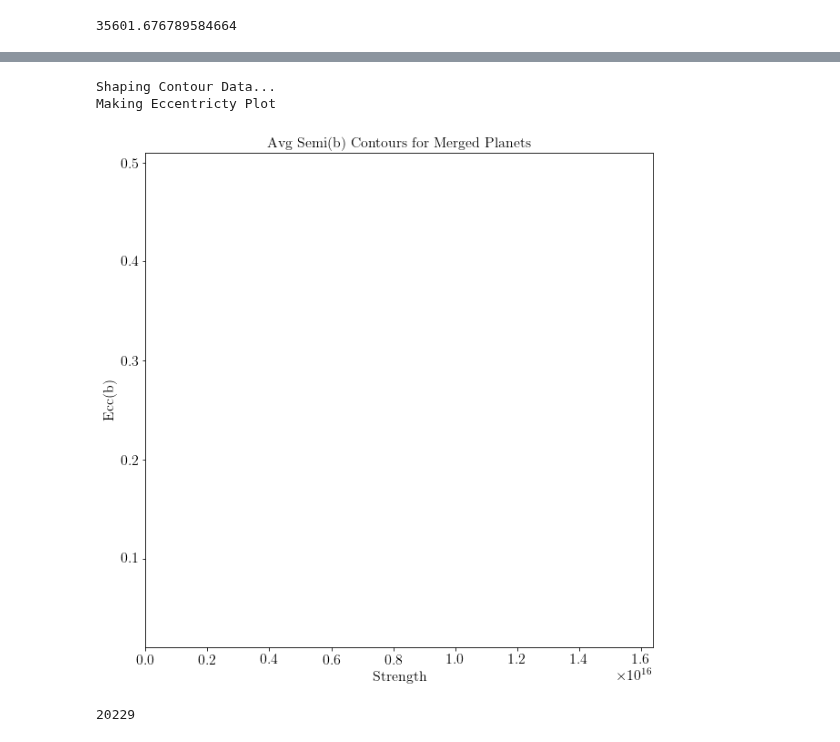
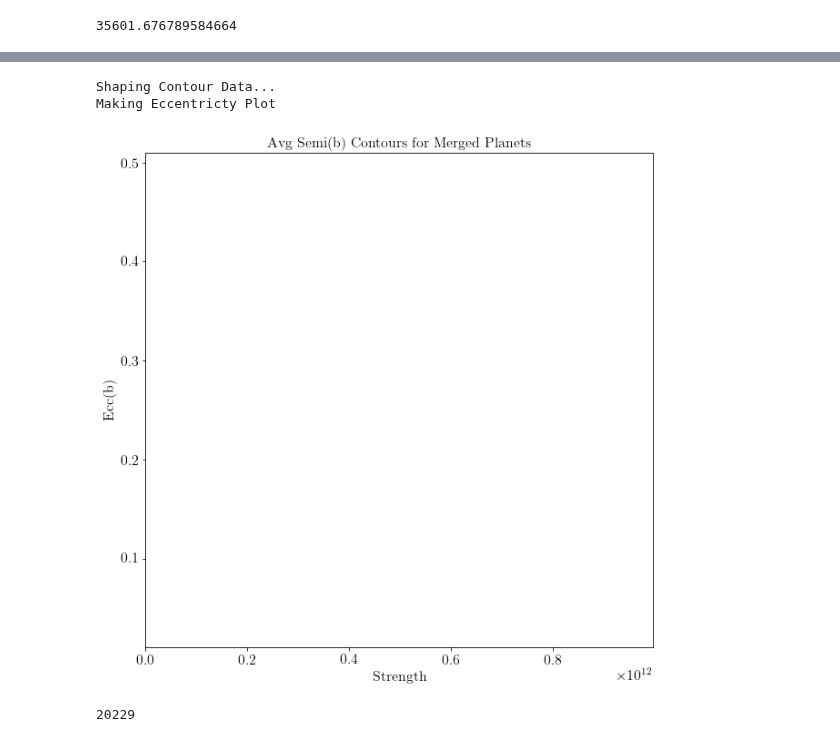
Before and after one commit to dm1681/Merging_Perts, a Jupyter notebook: Research/Merging_Perts/fig_gen.ipynb, the cells around one changed output, grey strips where cells are left out. Saved outputs shown, nothing was run; the diff lists cells and outputs as text; code cells hidden in the pictures.

Commit message:
updated fig_gen to show characteristic plots

```diff
--- a/Research/Merging_Perts/fig_gen.ipynb
+++ b/Research/Merging_Perts/fig_gen.ipynb
@@ -386,14 +386,13 @@ def get_merged_data(runs_dir,bAddModule=0):
 
 
 
-def make_contour(x_data, y_data, z_data, labels = ['Semi (AU)', 'Mass($M_\oplus$)', 'Ecc'],
-                 x_binwidth=0.01, y_binwidth=0.5, xlim=(0,0.04), levels=[0.1,0.2,0.3,0.4,0.5,0.6],
-                 name = labels[0]+'_vs_' + labels[1]):
+def make_contour(x_data, y_data, z_data, names='default', labels = ['Semi (AU)', 'Mass($M_\oplus$)', 'Ecc'],
+                 x_binwidth=0.01, y_binwidth=0.5, xlim=(0,0.04), levels=[0.1,0.2,0.3,0.4,0.5,0.6],):
     '''
     here, the final_data input is (~25000,3) dataset, where each row repesents one simulation ()
     [:,0] = mass, [:,1] = semi, [:,3] = ecc
     '''
-
+    name = labels[0]+'_vs_' + labels[1]+names
     x_axis = np.arange(np.min(x_data),np.max(x_data),x_binwidth)
     #pdb.set_trace()
     y_axis = np.arange(np.min(y_data),math.ceil(np.max(y_data)), y_binwidth)
@@ -653,18 +647,19 @@ array(['./final_data/runs_eqorb/15362', '10.0827362248', '3.48010128704',
 # %%
 # now for strength contour
 #strength_data = np.array([final_data_eqorb[:,5], final_data_eqorb[:,-3], final_data_eqorb[:,3]]).transpose()
 strength_data = final_data_eqorb[:,-3].astype(np.float64)
 strength_data.shape
+strength_mask = np.where(strength_data <1e12)
+masked_strength_data = strength_data[strength_mask]
+labels = ['Strength', 'Ecc(b)','Semi(b)']
+xlims = (np.min(masked_strength_data), np.max(masked_strength_data))
 
-labels = ['Strength', 'Ecc(b)','Semi(b)']
-xlims = (np.min(strength_data), np.max(strength_data))
-
-strength_contour = make_contour(strength_data, semib_eqorb, eccb_eqorb, x_binwidth=(np.max(strength_data)-np.min(strength_data))/10,
+strength_contour = make_contour(masked_strength_data, semib_eqorb, eccb_eqorb, x_binwidth=(np.max(strength_data)-np.min(strength_data))/10,
              labels=labels, xlim = xlims)
 # %% [output]
 Shaping Contour Data...
 Making Eccentricty Plot
-[figure, old version]
+[figure, new version]
 # %%
 upper_bound = 0.5e9
 upper_bound = 1e10
```
Also changed, not shown: parts of 7 cells of this notebook.
